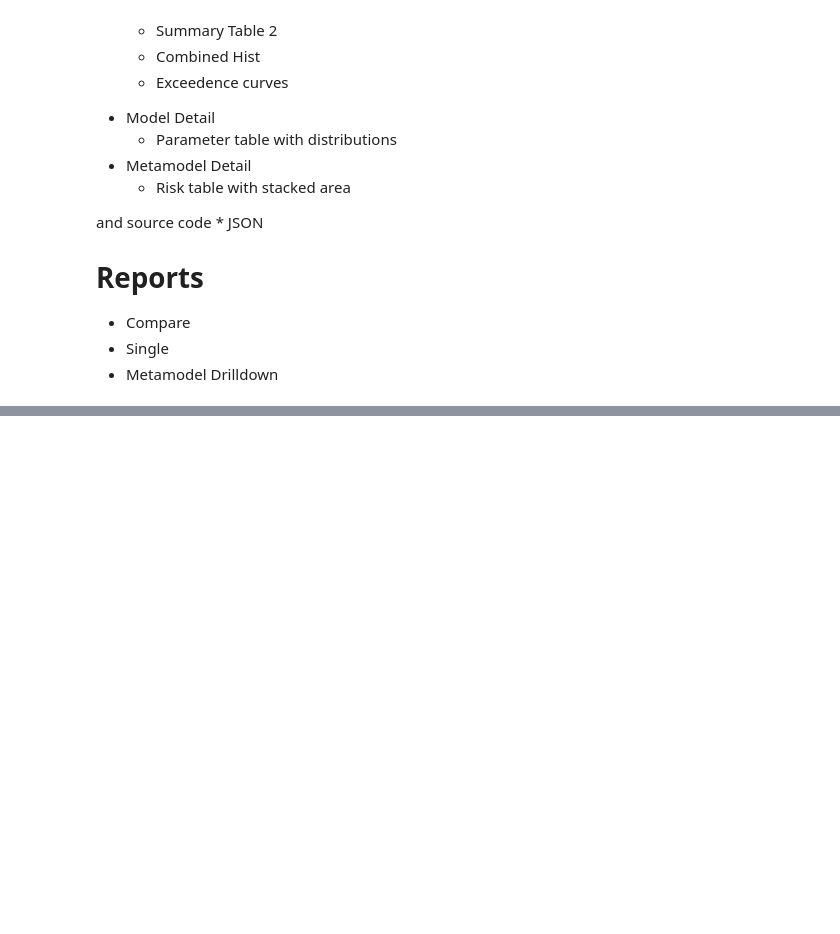
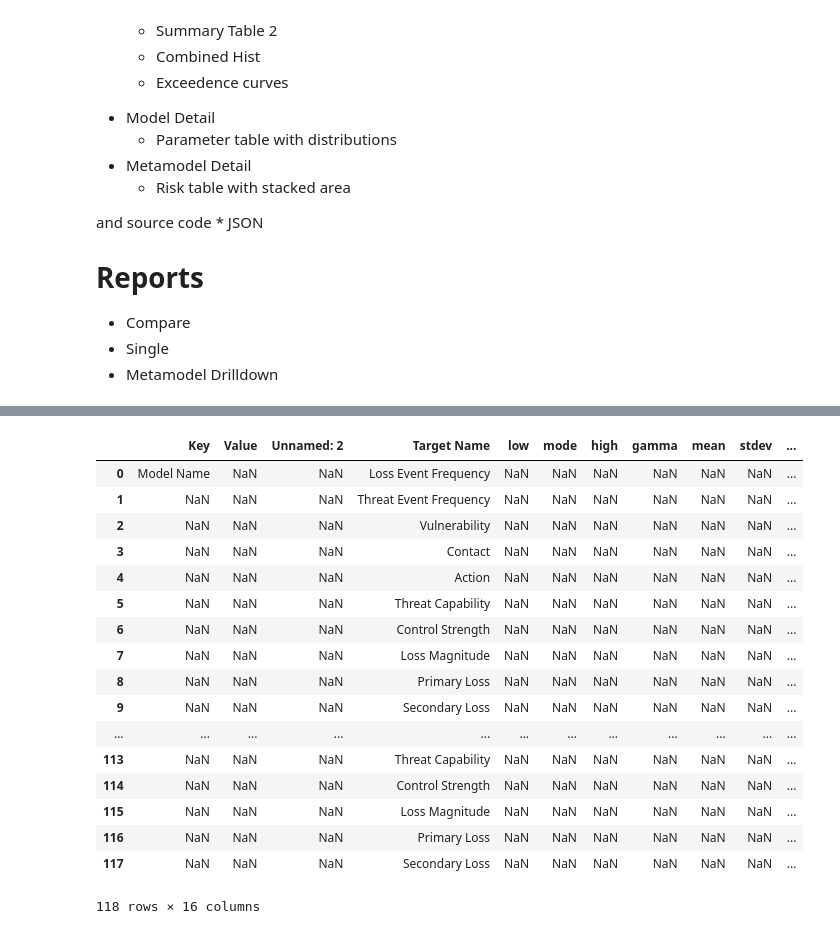
Before and after one commit to Hive-Systems/pyfair, a Jupyter notebook: scratch_notebook.ipynb, the cells around one changed output, grey strips where cells are left out. Cells and saved outputs as stored; diff of their text form; code cells hidden in the pictures; blank space fills up the shorter version.

```diff
--- a/scratch_notebook.ipynb
+++ b/scratch_notebook.ipynb
@@ -165,0 +277,21 @@ import numpy as np
+# %%
+fsp._raw_data['entry_1']
+# %% [output]
+|  | Key | Value | Unnamed: 2 | Target Name | low | mode | high | gamma | mean | stdev | ... |
+| 0 | Model Name | NaN | NaN | Loss Event Frequency | NaN | NaN | NaN | NaN | NaN | NaN | ... |
+| 1 | NaN | NaN | NaN | Threat Event Frequency | NaN | NaN | NaN | NaN | NaN | NaN | ... |
+| 2 | NaN | NaN | NaN | Vulnerability | NaN | NaN | NaN | NaN | NaN | NaN | ... |
+| 3 | NaN | NaN | NaN | Contact | NaN | NaN | NaN | NaN | NaN | NaN | ... |
+| 4 | NaN | NaN | NaN | Action | NaN | NaN | NaN | NaN | NaN | NaN | ... |
+| 5 | NaN | NaN | NaN | Threat Capability | NaN | NaN | NaN | NaN | NaN | NaN | ... |
+| 6 | NaN | NaN | NaN | Control Strength | NaN | NaN | NaN | NaN | NaN | NaN | ... |
+| 7 | NaN | NaN | NaN | Loss Magnitude | NaN | NaN | NaN | NaN | NaN | NaN | ... |
+| 8 | NaN | NaN | NaN | Primary Loss | NaN | NaN | NaN | NaN | NaN | NaN | ... |
+| 9 | NaN | NaN | NaN | Secondary Loss | NaN | NaN | NaN | NaN | NaN | NaN | ... |
+| ... | ... | ... | ... | ... | ... | ... | ... | ... | ... | ... | ... |
+| 113 | NaN | NaN | NaN | Threat Capability | NaN | NaN | NaN | NaN | NaN | NaN | ... |
+| 114 | NaN | NaN | NaN | Control Strength | NaN | NaN | NaN | NaN | NaN | NaN | ... |
+| 115 | NaN | NaN | NaN | Loss Magnitude | NaN | NaN | NaN | NaN | NaN | NaN | ... |
+| 116 | NaN | NaN | NaN | Primary Loss | NaN | NaN | NaN | NaN | NaN | NaN | ... |
+| 117 | NaN | NaN | NaN | Secondary Loss | NaN | NaN | NaN | NaN | NaN | NaN | ... |
+118 rows × 16 columns
```
Also changed, not shown: parts of 9 cells of this notebook, 15 other files.
